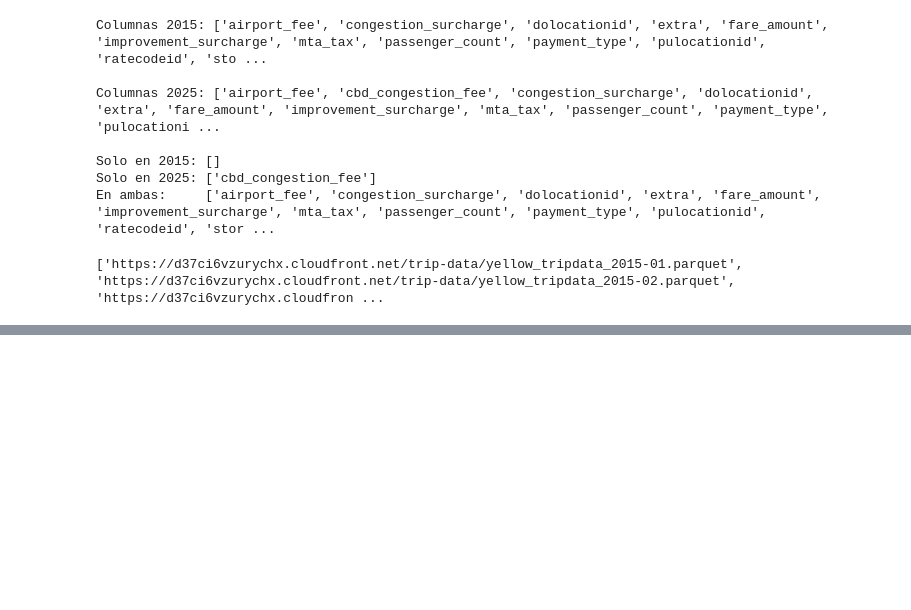
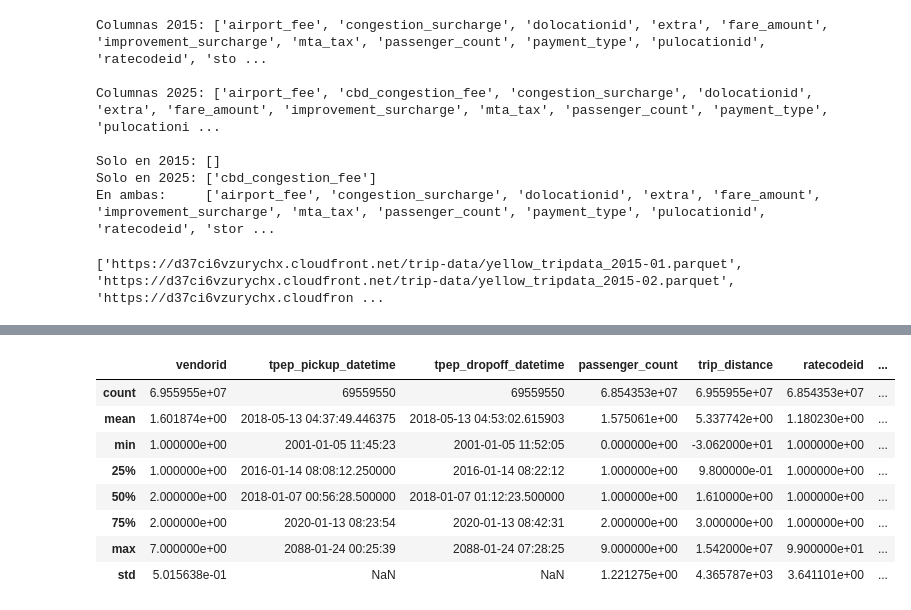
Before and after one commit to mpillapa/pset-2, a Jupyter notebook: notebooks/pruebas_lab2.ipynb, the cells around one changed output, grey strips where cells are left out. Saved outputs shown, nothing was run; the diff lists cells and outputs as text; code cells hidden in the pictures; blank space fills up the shorter version.

```diff
--- a/notebooks/pruebas_lab2.ipynb
+++ b/notebooks/pruebas_lab2.ipynb
@@ -70,0 +98,12 @@ print(urls)
+# %%
+one_month_year.describe()
+# %% [output]
+|  | vendorid | tpep_pickup_datetime | tpep_dropoff_datetime | passenger_count | trip_distance | ratecodeid | ... |
+| count | 6.955955e+07 | 69559550 | 69559550 | 6.854353e+07 | 6.955955e+07 | 6.854353e+07 | ... |
+| mean | 1.601874e+00 | 2018-05-13 04:37:49.446375 | 2018-05-13 04:53:02.615903 | 1.575061e+00 | 5.337742e+00 | 1.180230e+00 | ... |
+| min | 1.000000e+00 | 2001-01-05 11:45:23 | 2001-01-05 11:52:05 | 0.000000e+00 | -3.062000e+01 | 1.000000e+00 | ... |
+| 25% | 1.000000e+00 | 2016-01-14 08:08:12.250000 | 2016-01-14 08:22:12 | 1.000000e+00 | 9.800000e-01 | 1.000000e+00 | ... |
+| 50% | 2.000000e+00 | 2018-01-07 00:56:28.500000 | 2018-01-07 01:12:23.500000 | 1.000000e+00 | 1.610000e+00 | 1.000000e+00 | ... |
+| 75% | 2.000000e+00 | 2020-01-13 08:23:54 | 2020-01-13 08:42:31 | 2.000000e+00 | 3.000000e+00 | 1.000000e+00 | ... |
+| max | 7.000000e+00 | 2088-01-24 00:25:39 | 2088-01-24 07:28:25 | 9.000000e+00 | 1.542000e+07 | 9.900000e+01 | ... |
+| std | 5.015638e-01 | NaN | NaN | 1.221275e+00 | 4.365787e+03 | 3.641101e+00 | ... |
```
Also changed, not shown: parts of 4 cells of this notebook, 5 other files.
